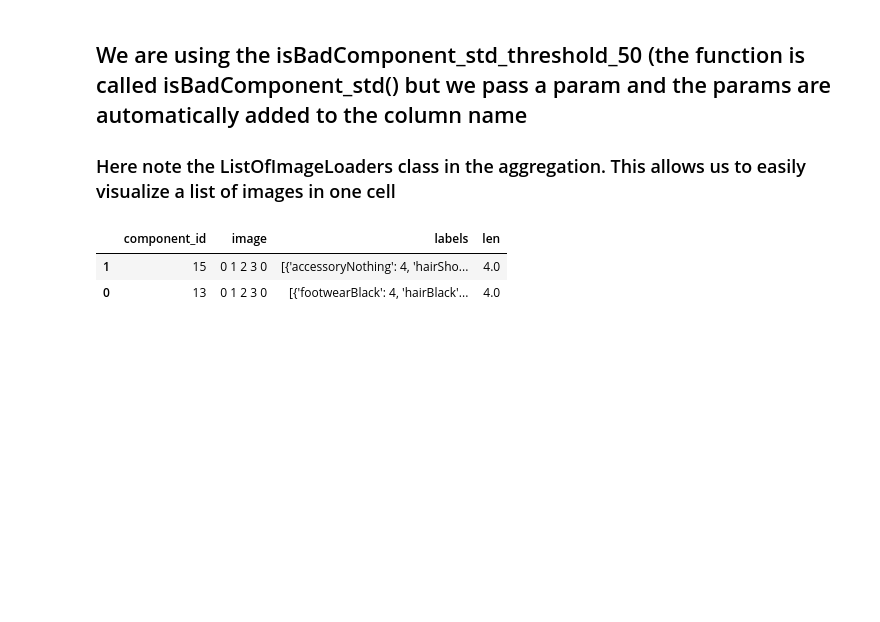
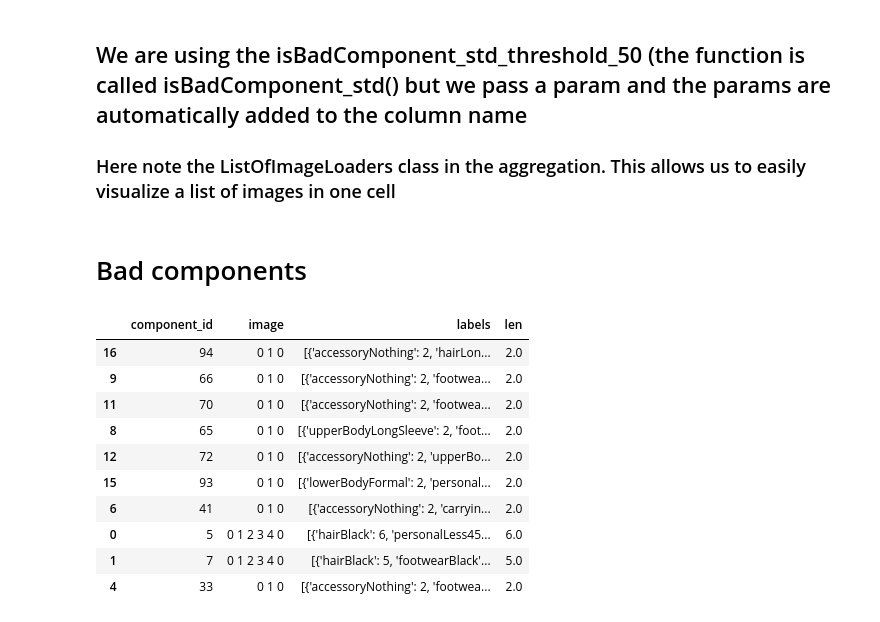
Before and after one commit to lanalex/peta_datacleaning_demo, a Jupyter notebook: cluster_analysis.ipynb, the cells around one changed output. Saved outputs shown, nothing was run; the diff lists cells and outputs as text; code cells hidden in the pictures; blank space fills up the shorter version.

```diff
--- a/cluster_analysis.ipynb
+++ b/cluster_analysis.ipynb
@@ -331,21 +317,31 @@ df['image'] = df['image_path'].apply(lambda x: ImageLoader(x))
 # Now finally lets see some bad components
 ## We are using the isBadComponent_std_threshold_50 (the function is called isBadComponent_std() but we pass a param and the params are automatically added to the column name
 ### Here note the  ListOfImageLoaders class in the aggregation. This allows us to easily visualize a list of images in one cell
+# %% [markdown]
+# Bad components
 # %%
 # Explanation:
 # 1. The "labels" column contains labels counts and presence of different counts means those images have different labels.
 # 2. That means the compoments contain badly labeled images or images with different people.
 # 3. Column "len" shows number of images per component
 
 result = df\
-.query('isBadComponent_std_threshold_50 == 1 and 2 < len < 5')\
+.query('isBadComponent_std_threshold_30 == 1 and 2 <= len < 20')\
 .groupby(['component_id'])\
 .agg({'image': lambda x: ListOfImageLoaders(x.sample(min(5, len(x))).values.tolist(), columns_per_row=5),
      'labels':'unique',
      'len':'mean'})\
 
-result.reset_index().sample(2).render()
+result.reset_index().sample(10).render()
 # %% [output]
 |  | component_id | image | labels | len |
-| 1 | 15 | 0 1 2 3 0 | [{'accessoryNothing': 4, 'hairSho... | 4.0 |
-| 0 | 13 | 0 1 2 3 0 | [{'footwearBlack': 4, 'hairBlack'... | 4.0 |
+| 16 | 94 | 0 1 0 | [{'accessoryNothing': 2, 'hairLon... | 2.0 |
+| 9 | 66 | 0 1 0 | [{'accessoryNothing': 2, 'footwea... | 2.0 |
+| 11 | 70 | 0 1 0 | [{'accessoryNothing': 2, 'footwea... | 2.0 |
+| 8 | 65 | 0 1 0 | [{'upperBodyLongSleeve': 2, 'foot... | 2.0 |
+| 12 | 72 | 0 1 0 | [{'accessoryNothing': 2, 'upperBo... | 2.0 |
+| 15 | 93 | 0 1 0 | [{'lowerBodyFormal': 2, 'personal... | 2.0 |
+| 6 | 41 | 0 1 0 | [{'accessoryNothing': 2, 'carryin... | 2.0 |
+| 0 | 5 | 0 1 2 3 4 0 | [{'hairBlack': 6, 'personalLess45... | 6.0 |
+| 1 | 7 | 0 1 2 3 4 0 | [{'hairBlack': 5, 'footwearBlack'... | 5.0 |
+| 4 | 33 | 0 1 0 | [{'accessoryNothing': 2, 'footwea... | 2.0 |
```
Also changed, not shown: parts of 11 cells of this notebook.
